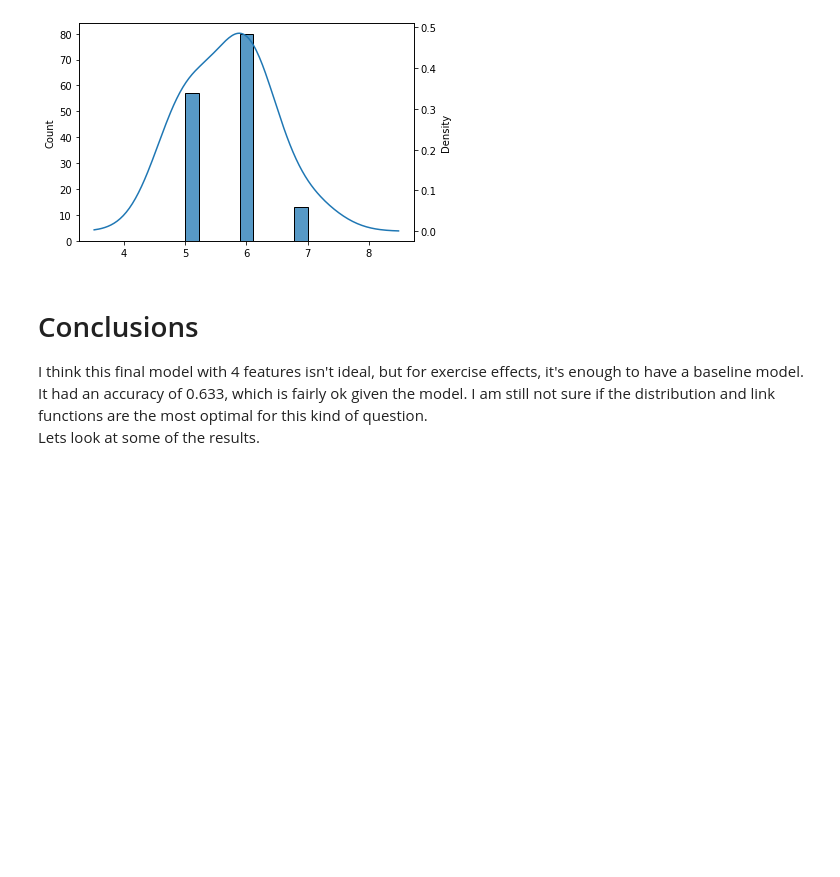
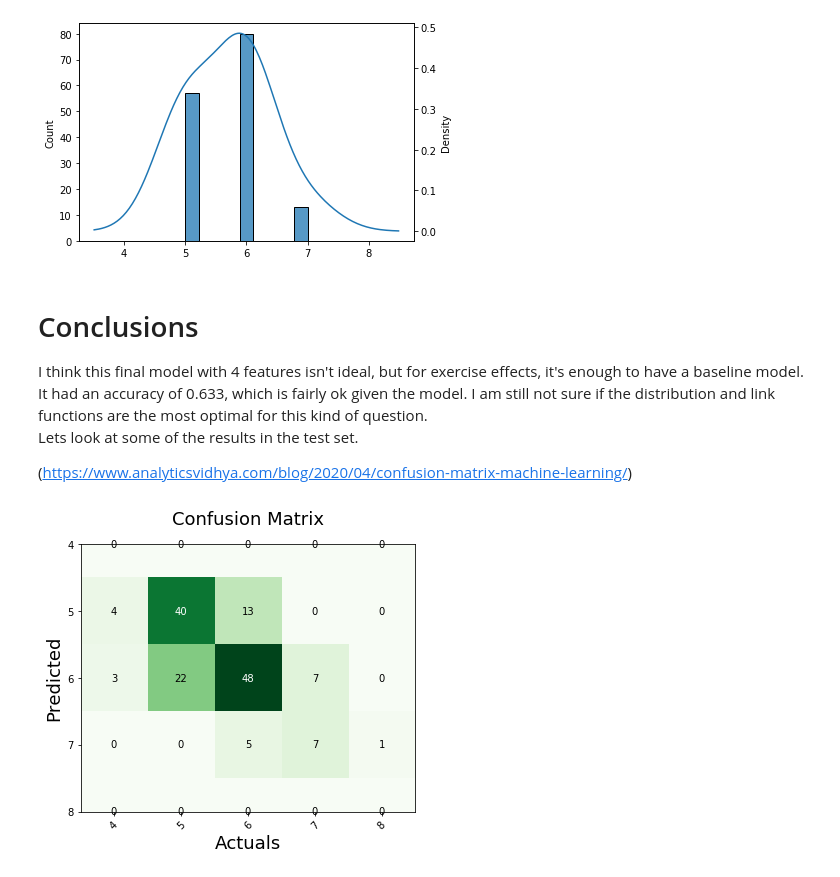
Before and after one commit to Portugapt/LearnHub, a Jupyter notebook: End-to-End Projects/Red Wine Quality/notebooks/3 - GLM Model.ipynb, the cells around one changed output. Cells and saved outputs as stored; diff of their text form; code cells hidden in the pictures; blank space fills up the shorter version.

```diff
--- a/End-to-End Projects/Red Wine Quality/notebooks/3 - GLM Model.ipynb
+++ b/End-to-End Projects/Red Wine Quality/notebooks/3 - GLM Model.ipynb
@@ -260,4 +260,6 @@ with mlflow.start_run(run_name="GLM N Features") as run:
 
 I think this final model with 4 features isn't ideal, but for exercise effects, it's enough to have a baseline model.
 It had an accuracy of 0.633, which is fairly ok given the model. I am still not sure if the distribution and link functions are the most optimal for this kind of question.
-Lets look at some of the results.
+Lets look at some of the results in the test set.
+
+(https://www.analyticsvidhya.com/blog/2020/04/confusion-matrix-machine-learning/)
@@ -263,0 +270,13 @@ Lets look at some of the results.
+# %%
+GLM_confusion_matrix = confusion_matrix(dfVal['quality'], results)
+GLM_confusion_matrix = GLM_confusion_matrix.T
+# %%
+ig, ax = plot_confusion_matrix(conf_mat=GLM_confusion_matrix,
+                               figsize=(6, 6), cmap=plt.cm.Greens,
+                              class_names = ('4','5','6','7','8'))
+plt.xlabel('Actuals', fontsize=18)
+plt.ylabel('Predicted', fontsize=18)
+plt.title('Confusion Matrix', fontsize=18)
+plt.show()
+# %% [output]
+[figure, added]
```
Also changed, not shown: parts of 3 cells of this notebook, 1 other file.
